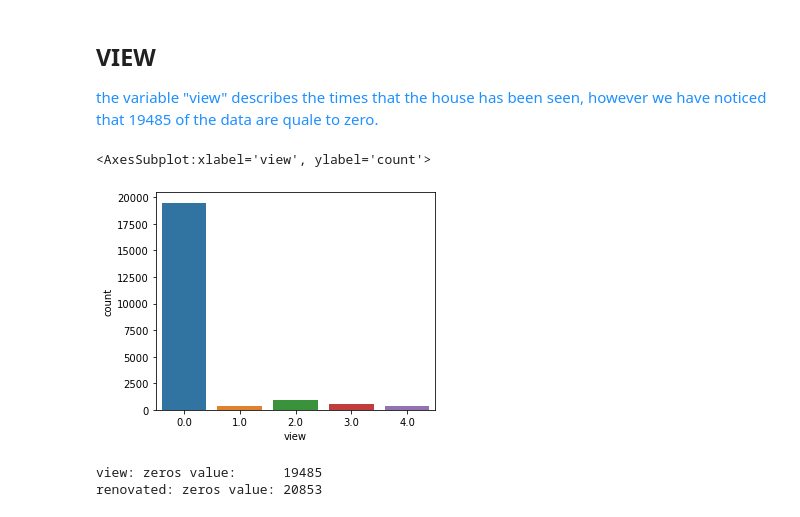
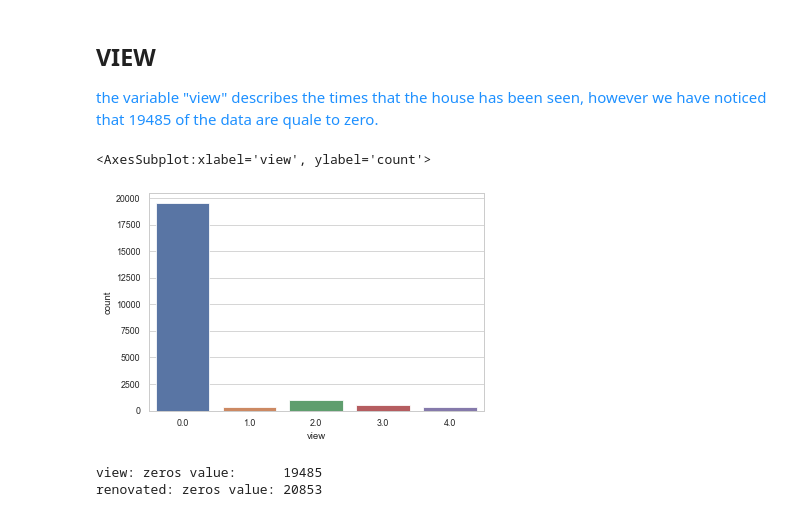
Before and after one commit to akladyous/King-County-Housing-Analysis, a Jupyter notebook: index.ipynb, the cells around one changed output. Cells and saved outputs as stored; diff of their text form; code cells hidden in the pictures.

```diff
--- a/index.ipynb
+++ b/index.ipynb
@@ -229,12 +244,13 @@ df['floors'].value_counts().to_frame()
 <h2 id="view">VIEW</h2>
 <p style="color:DodgerBlue;">the variable "view" describes the times that the house has been seen, however we have noticed that 19485 of the data are quale to zero.</p>
 # %%
-fig, (ax1) = plt.subplots(ncols=1, sharey=True)
-fig.set_figwidth(5,5)
+fig, ax1 = plt.subplots(ncols=1, sharey=True)
+fig.set_size_inches(6,4)
+sns.axes_style()
 sns.countplot(x=df['view'], ax=ax1)
 # %% [output]
 <AxesSubplot:xlabel='view', ylabel='count'>
-[figure, old version]
+[figure, new version]
 # %%
 print("view: zeros value: {0:>10}".format((df.view==0).sum()))
 print("renovated: zeros value: {0:>5}".format( (df.renovated==0).sum() ))
```
Also changed, not shown: parts of 23 cells of this notebook, 9 other files.
